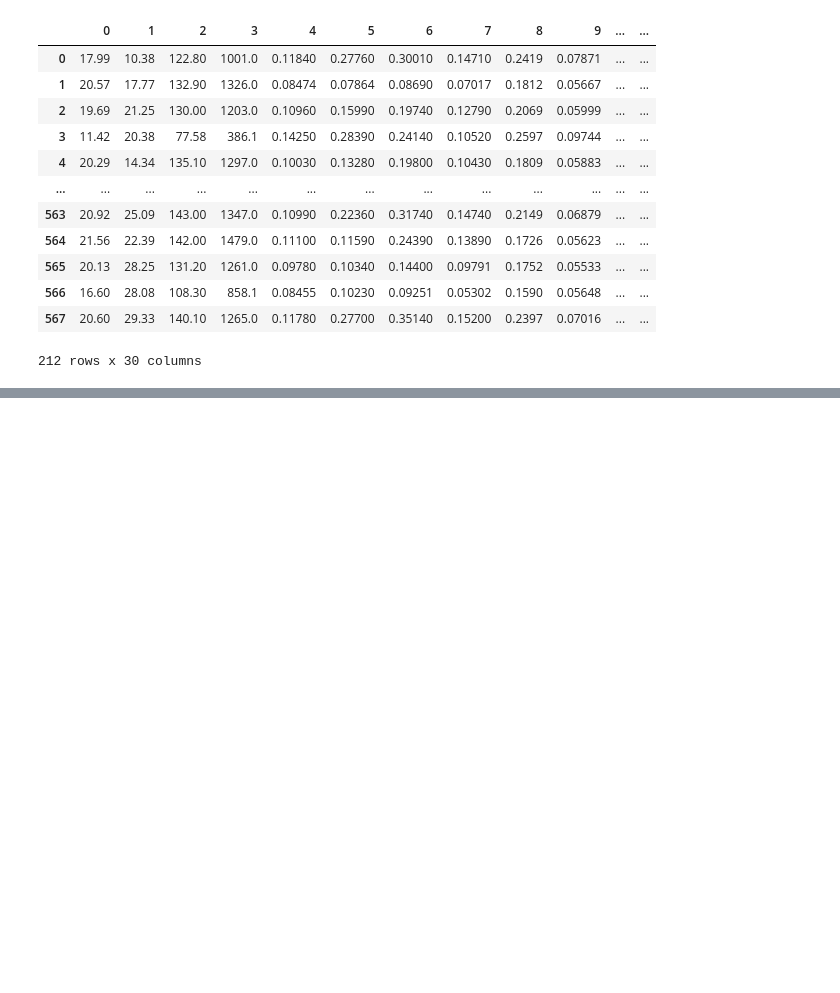
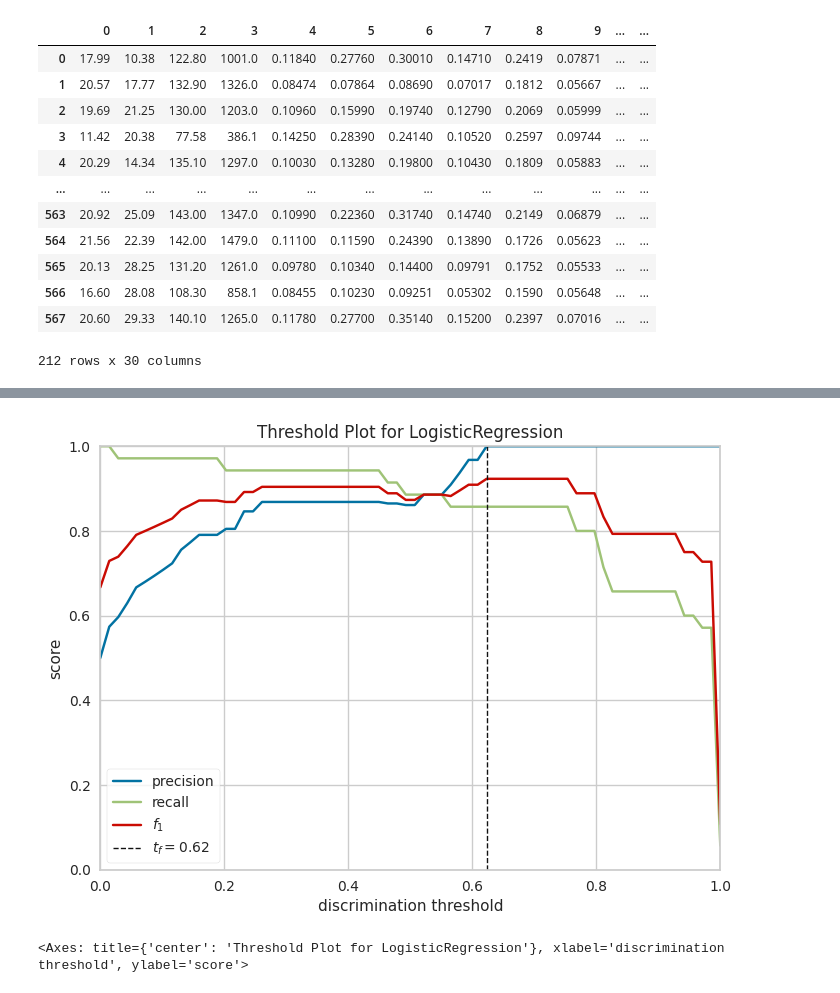
Before and after one commit to MaximillianJacob/Udemy, a Jupyter notebook: machine_learning_imbalanced_data/Section-03-Metrics/7.2_Probability_Distribution.ipynb, the cells around one changed output, grey strips where cells are left out. Cells and saved outputs as stored; diff of their text form; code cells hidden in the pictures; blank space fills up the shorter version.

```diff
--- a/machine_learning_imbalanced_data/Section-03-Metrics/7.2_Probability_Distribution.ipynb
+++ b/machine_learning_imbalanced_data/Section-03-Metrics/7.2_Probability_Distribution.ipynb
@@ -207,0 +220,4 @@ def load_balanced_data(num_obs, random_state):
+# %%
+X, y = load_balanced_data(num_obs=100, random_state=10)
+
+X.head()
@@ -207,0 +257,6 @@ def load_balanced_data(num_obs, random_state):
+# %%
+# separate dataset into train and set
+
+X_train, X_test, y_train, y_test = train_test_split(X, y , test_size=0.3, random_state=0)
+
+X_train.shape, X_test.shape
@@ -207,0 +397,7 @@ def load_balanced_data(num_obs, random_state):
+# %%
+lr = LogisticRegression(
+    penalty='l2',
+    solver='newton-cg',
+    C=1,
+    random_state=0,
+    max_iter=20).fit(X_train, y_train)
@@ -207,0 +572,16 @@ def load_balanced_data(num_obs, random_state):
+# %%
+plt.rcParams['font.family'] = 'DejaVu Sans'
+# %%
+visualizer = DiscriminationThreshold(lr,
+                                     n_trials = 1,
+                                     cv=0.5,
+                                     argmax='fscore',
+                                     random_state=0,
+                                     is_fitted='auto',
+                                     exclude='queue_rate')
+visualizer.fit(X_train,y_train)
+visualizer.score(X_test, y_test)
+visualizer.show()
+# %% [output]
+[figure, added]
+<Axes: title={'center': 'Threshold Plot for LogisticRegression'}, xlabel='discrimination threshold', ylabel='score'>
```
Also changed, not shown: parts of 50 cells of this notebook.
